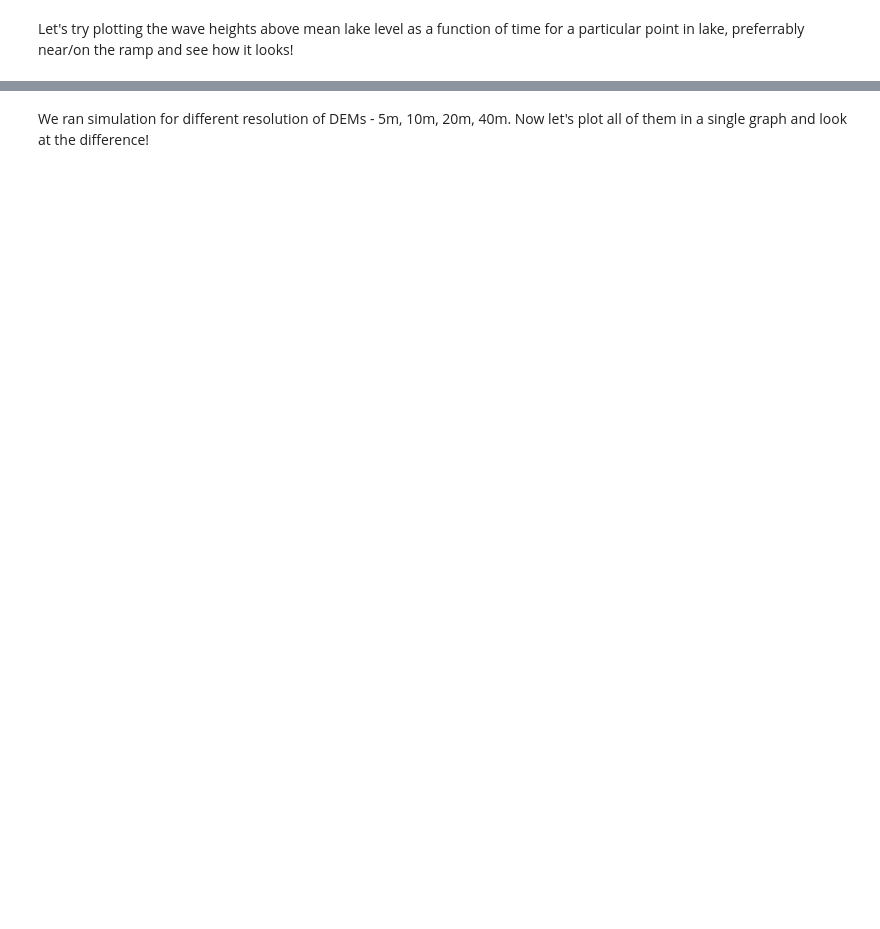
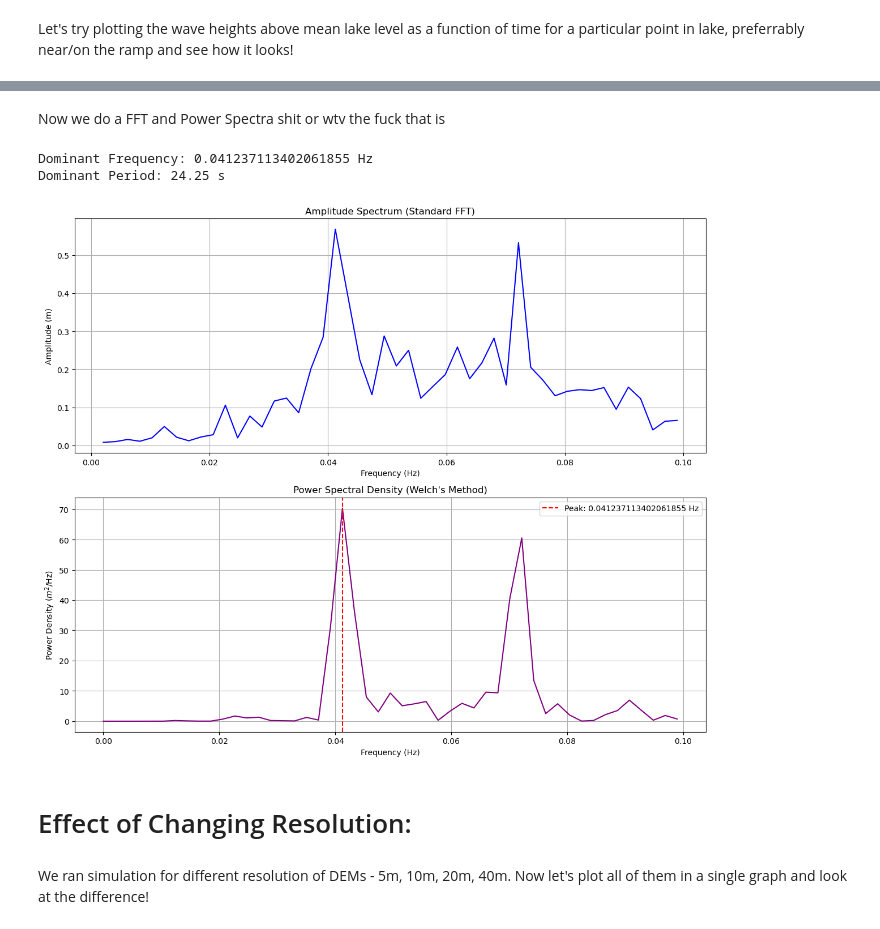
Before and after one commit to lifeispeaceful49/ShallowWater, a Jupyter notebook: post_processing.ipynb, the cells around one changed output, grey strips where cells are left out. Saved outputs shown, nothing was run; the diff lists cells and outputs as text; code cells hidden in the pictures; blank space fills up the shorter version.

Commit message:
stuff

```diff
--- a/post_processing.ipynb
+++ b/post_processing.ipynb
@@ -78,0 +122,53 @@ plt.show()
+# %% [markdown]
+Now we do a FFT and Power Spectra shit or wtv the fuck that is
+# %%
+# Sampling parameters
+dt = 5.0  # Time step in seconds
+fs = 1.0 / dt  # Sampling frequency in Hz
+n = len(wave_clean)
+
+# Fast Fourier Transform or FFT - very new stuff for me so took Gemini Pro help
+fft_result = np.fft.fft(wave_clean)
+freqs = np.fft.fftfreq(n, d=dt)
+
+# Filter for positive frequencies only
+pos_mask = freqs > 0
+freqs_pos = freqs[pos_mask]
+# Normalize the amplitude
+fft_amp = np.abs(fft_result[pos_mask]) / n * 2
+
+# Power Spectral Density (Welch's Method)
+# nperseg defines the window size for averaging; adjusting it trades frequency resolution for noise reduction
+f_welch, pxx_welch = welch(wave_clean, fs=fs, nperseg=min(256, n))
+
+# Find the dominant frequency from the Power Spectrum
+dominant_idx = np.argmax(pxx_welch)
+dominant_freq = f_welch[dominant_idx]
+
+print(f"Dominant Frequency: {dominant_freq} Hz")
+print(f"Dominant Period: {1/dominant_freq} s")
+
+fig2, (ax3, ax4) = plt.subplots(2, 1, figsize=(12, 10))
+
+# Plot Amplitude Spectrum
+ax3.plot(freqs_pos, fft_amp, color='blue')
+ax3.set_title("Amplitude Spectrum (Standard FFT)")
+ax3.set_ylabel("Amplitude (m)")
+ax3.set_xlabel("Frequency (Hz)")
+ax3.grid(True)
+
+# Plot Power Spectral Density
+ax4.plot(f_welch, pxx_welch, color='purple')
+ax4.axvline(dominant_freq, color='red', linestyle='--', label=f'Peak: {dominant_freq} Hz')
+ax4.set_title("Power Spectral Density (Welch's Method)")
+ax4.set_ylabel("Power Density ($m^2$/Hz)")
+ax4.set_xlabel("Frequency (Hz)")
+ax4.legend()
+ax4.grid(True)
+
+plt.tight_layout()
+plt.show()
+# %% [output]
+Dominant Frequency: 0.041237113402061855 Hz
+Dominant Period: 24.25 s
+[figure, added]
@@ -79,3 +177,5 @@ plt.show()
+# %% [markdown]
+# Effect of Changing Resolution:
 # %% [markdown]
 We ran simulation for different resolution of DEMs - 5m, 10m, 20m, 40m. Now let's plot all of them in a single graph and look at the difference!
 # %%
```
Also changed, not shown: parts of 18 cells of this notebook, 2 other files.
